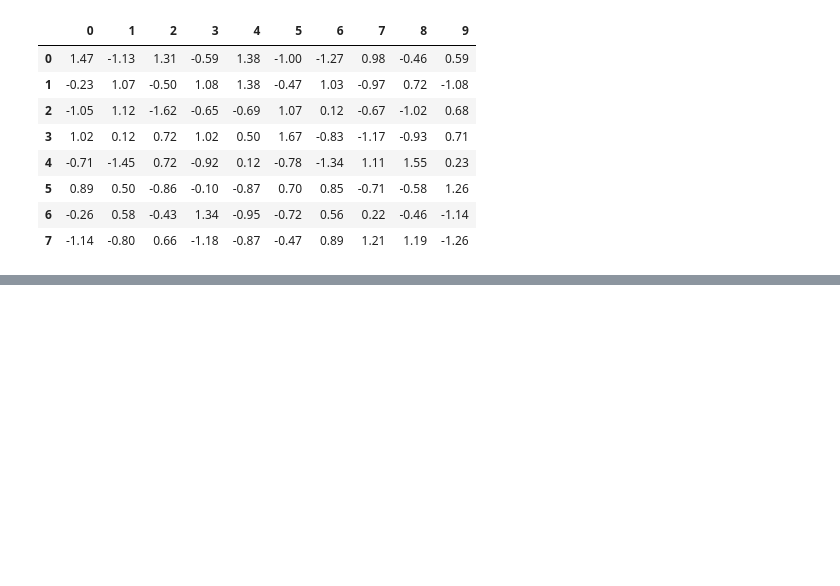
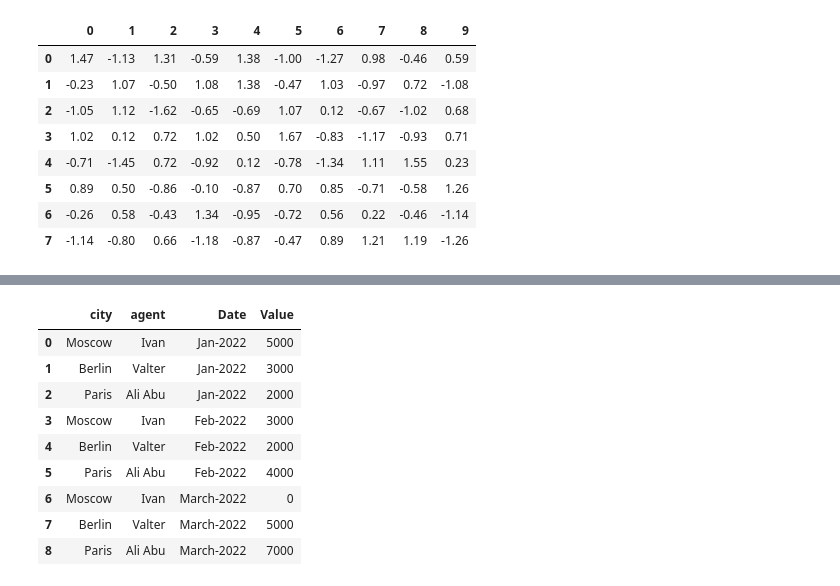
Before and after one commit to dvor85/Statistics, a Jupyter notebook: pandas.ipynb, the cells around one changed output, grey strips where cells are left out. Drawn from its saved outputs; the diff is of its cells as text; code cells hidden in the pictures; blank space fills up the shorter version.

```diff
--- a/pandas.ipynb
+++ b/pandas.ipynb
@@ -1281,0 +1511,18 @@ round((df-df.mean())/df.std(),2)
+# %%
+#Создайте два новых столбца, один из которых является lag1 (сдвиг значений столбца А вниз на 1 строку),
+#а другой — lead1 (сдвиг значений столбца B вверх на 1 строку):
+
+import pandas as pd
+import numpy as np
+
+def solution(df):
+    df['a_lag1'] = df['a'].shift(1)
+    df['b_lead1'] = df['b'].shift(-1)
+    return df
+
+df = pd.DataFrame({'a': {0: 10, 1: 90, 2: 74, 3: 17, 4: 63},
+                   'b': {0: 16, 1: 94, 2: 1, 3: 12, 4: 34},
+                   'c': {0: 65, 1: 30, 2: 41, 3: 55, 4: 73},
+                   'd': {0: 29, 1: 9, 2: 37, 3: 89, 4: 79}})
+
+solution(df)
@@ -1281,0 +1536,55 @@ round((df-df.mean())/df.std(),2)
+# %%
+#В исходном датафрейме содержится информация о затратах во время командировок по каждому месяцу для каждого сотрудника.
+#Выполните преобразование датафрейма:
+
+import pandas as pd
+import numpy as np
+
+
+def solution(df):
+    df = df.melt(id_vars=['city', 'agent'],
+                 var_name='Date',
+                 value_name='Value')
+    return df
+
+
+df = pd.DataFrame({
+    'city': {
+        0: 'Moscow',
+        1: 'Berlin',
+        2: 'Paris'
+    },
+    'agent': {
+        0: 'Ivan',
+        1: 'Valter',
+        2: 'Ali Abu'
+    },
+    'Jan-2022': {
+        0: 5000,
+        1: 3000,
+        2: 2000
+    },
+    'Feb-2022': {
+        0: 3000,
+        1: 2000,
+        2: 4000
+    },
+    'March-2022': {
+        0: 0,
+        1: 5000,
+        2: 7000
+    }
+})
+
+solution(df)
+# %% [output]
+|  | city | agent | Date | Value |
+| 0 | Moscow | Ivan | Jan-2022 | 5000 |
+| 1 | Berlin | Valter | Jan-2022 | 3000 |
+| 2 | Paris | Ali Abu | Jan-2022 | 2000 |
+| 3 | Moscow | Ivan | Feb-2022 | 3000 |
+| 4 | Berlin | Valter | Feb-2022 | 2000 |
+| 5 | Paris | Ali Abu | Feb-2022 | 4000 |
+| 6 | Moscow | Ivan | March-2022 | 0 |
+| 7 | Berlin | Valter | March-2022 | 5000 |
+| 8 | Paris | Ali Abu | March-2022 | 7000 |
```
Also changed, not shown: parts of 15 cells of this notebook.
